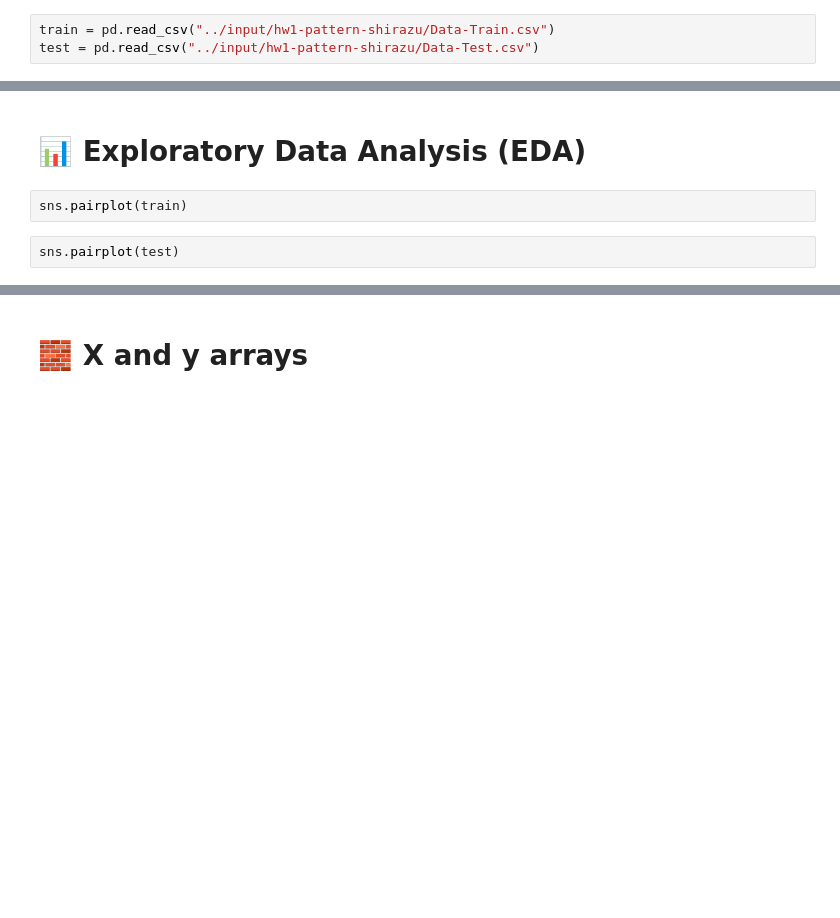
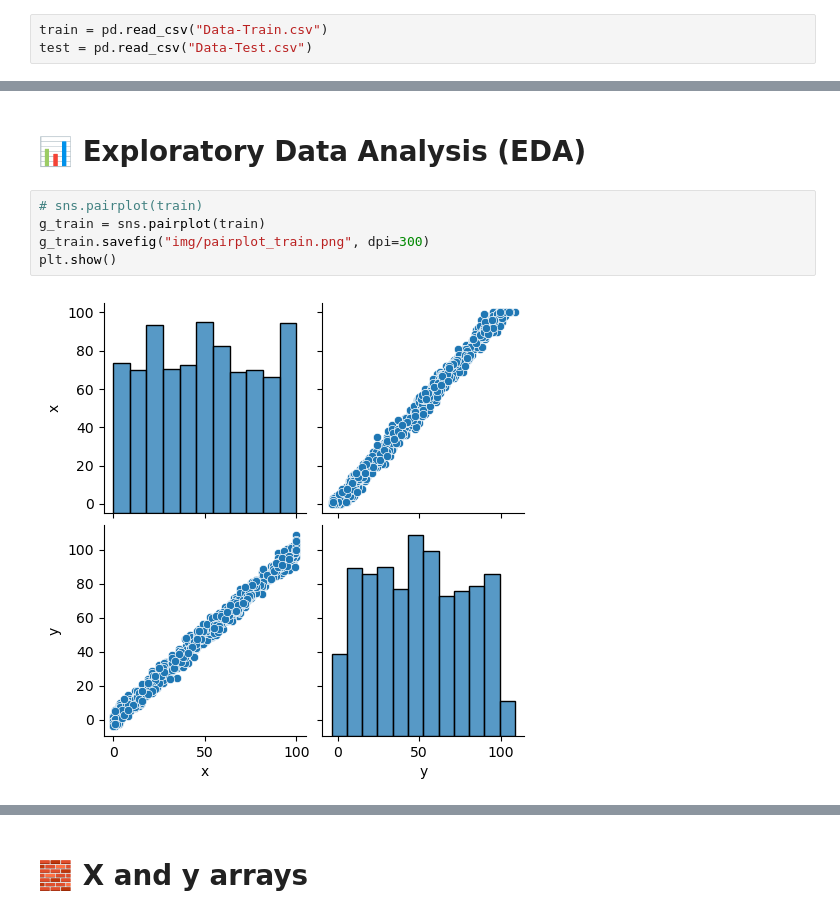
Before and after one commit to aminizahra/Pattern-recognition, a Jupyter notebook: Linear Regression_Closed Form/linear-regression-closed-form.ipynb, the cells around one changed output, grey strips where cells are left out. Drawn from its saved outputs; the diff is of its cells as text; blank space fills up the shorter version.

Commit message:
Add and Update Read.me

```diff
--- a/Linear Regression_Closed Form/linear-regression-closed-form.ipynb
+++ b/Linear Regression_Closed Form/linear-regression-closed-form.ipynb
@@ -113,7 +111,7 @@ from sklearn.linear_model import LinearRegression
 # %% [markdown]
 # 💾 Check out the Data
 # %%
-train = pd.read_csv("../input/hw1-pattern-shirazu/Data-Train.csv")
-test = pd.read_csv("../input/hw1-pattern-shirazu/Data-Test.csv")
+train = pd.read_csv("Data-Train.csv")
+test = pd.read_csv("Data-Test.csv")
 # %%
 train.corr()
@@ -124,6 +134,9 @@ sns.heatmap(train.corr(), annot=True,cmap='Reds')
 # %% [markdown]
 # 📊 Exploratory Data Analysis (EDA)
-# %%
-sns.pairplot(train)
-# %%
-sns.pairplot(test)
+# %%
+# sns.pairplot(train)
+g_train = sns.pairplot(train)
+g_train.savefig("img/pairplot_train.png", dpi=300)
+plt.show()
+# %% [output]
+[figure, added]
```
Also changed, not shown: parts of 18 cells of this notebook, 7 other files.
